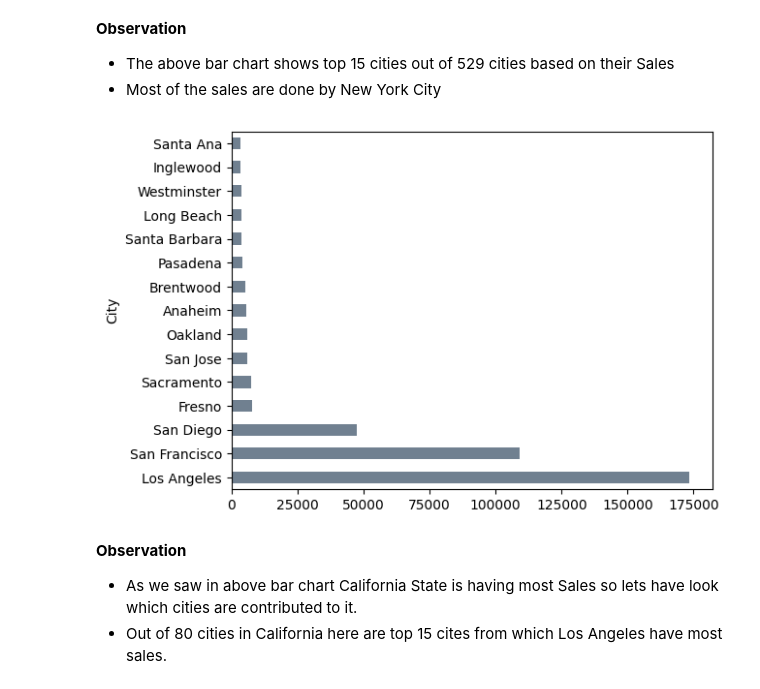
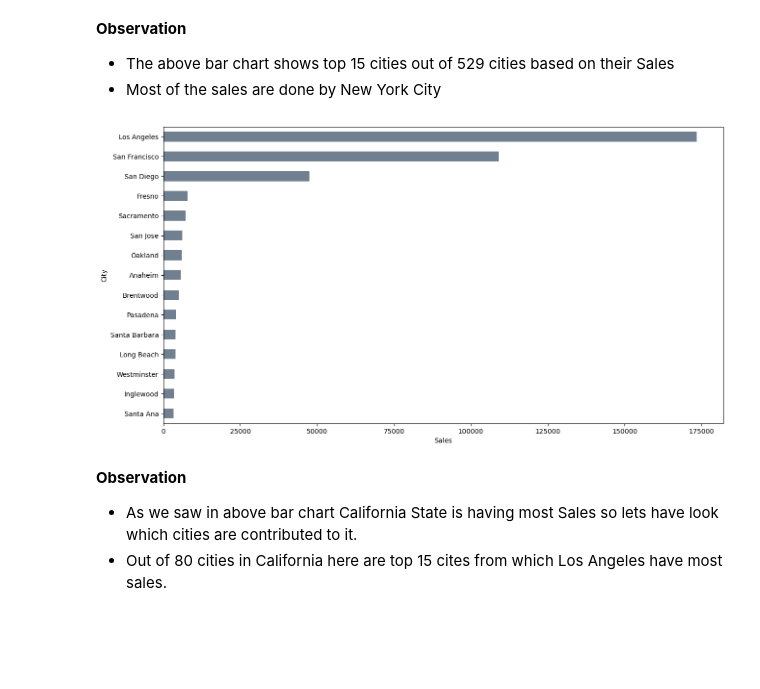
Before and after one commit to ArchuY/Super-Store-Forecasting-EDA-Regression-, a Jupyter notebook: superstore-eda-regression.ipynb, the cells around one changed output. Drawn from its saved outputs; the diff is of its cells as text; code cells hidden in the pictures; blank space fills up the shorter version.

```diff
--- a/superstore-eda-regression.ipynb
+++ b/superstore-eda-regression.ipynb
@@ -364,8 +384,10 @@ top_cities= train.groupby("City").agg({'Sales':sum}).sort_values(by= "Sales",asc
 * Most of the sales are done by New York City
 # %%
 train.loc[train['State']=='California',['City','Sales']].groupby('City')['Sales'].sum().sort_values(ascending= False).head(15).plot.barh(color='Slategray');
+plt.gca().invert_yaxis()
+plt.xlabel('Sales');
 # %% [output]
-[figure, old version]
+[figure, new version]
 # %% [markdown]
 **Observation**
 * As we saw in above bar chart California State is having most Sales so lets have look which cities are contributed to it.
```
Also changed, not shown: parts of 41 cells of this notebook.
